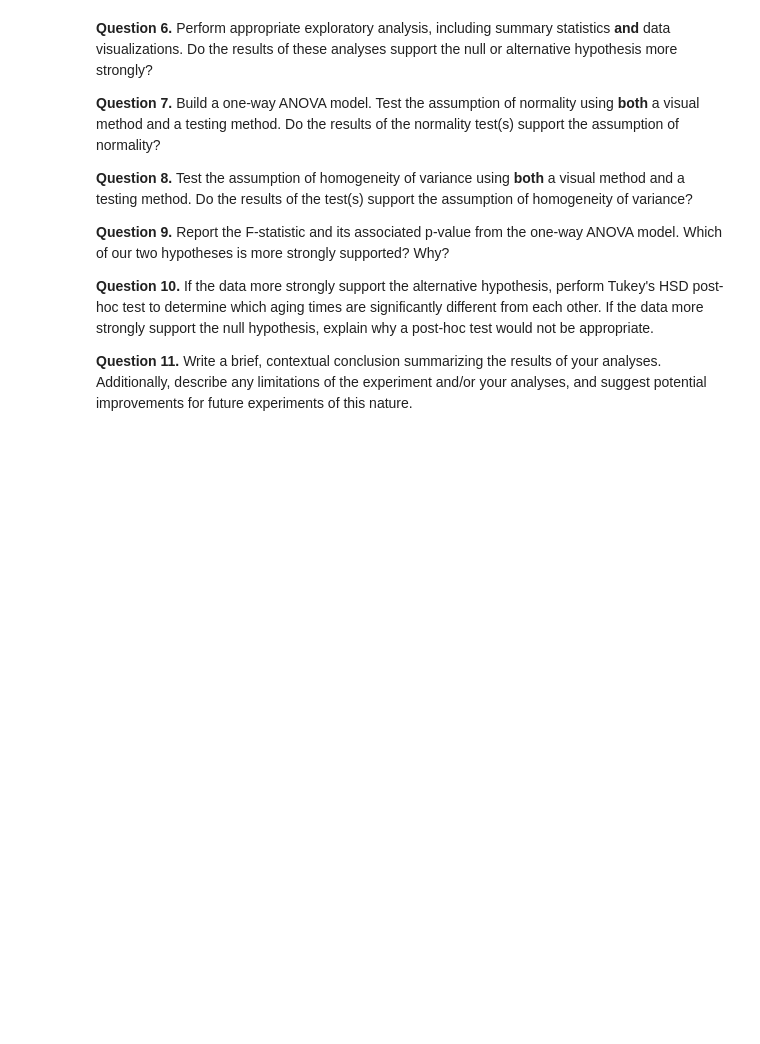
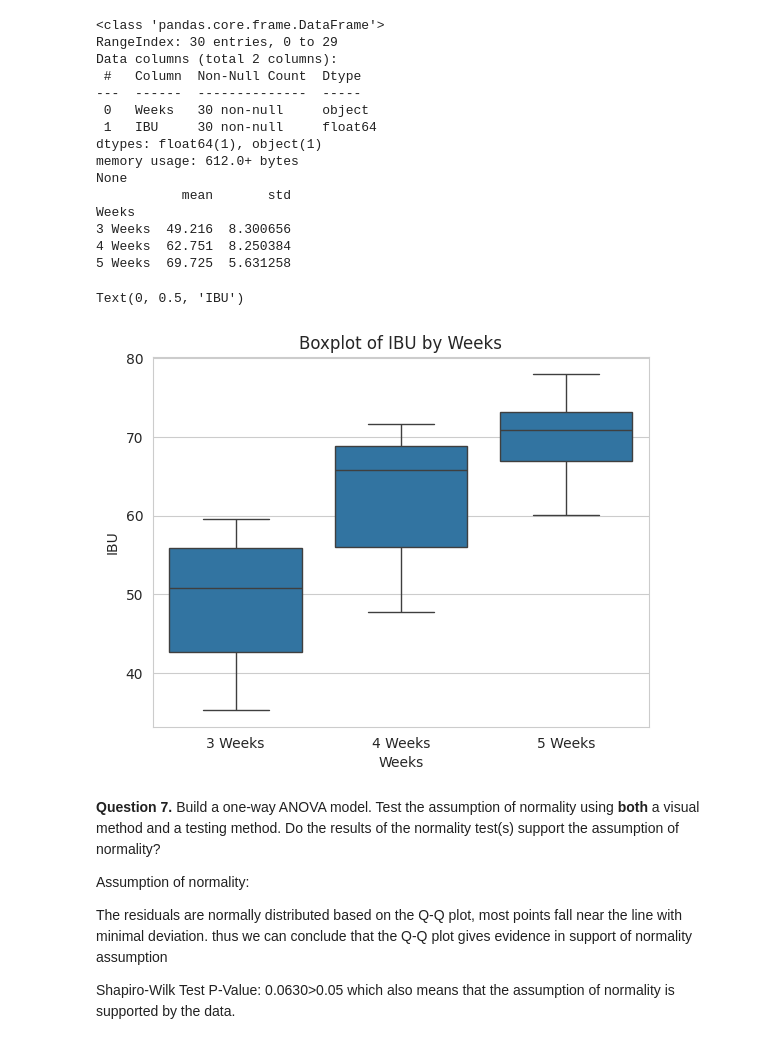
Before and after one commit to elo-meriem/STAT-7220-Applied-Experimental-Design, a Jupyter notebook: Assignments/HW1/HW-1.ipynb, the cells around one changed output. Cells and saved outputs as stored; diff of their text form; code cells hidden in the pictures; blank space fills up the shorter version.

```diff
--- a/Assignments/HW1/HW-1.ipynb
+++ b/Assignments/HW1/HW-1.ipynb
@@ -97,38 +100,74 @@ H1: at least of of μ3,μ4,μ5 is different
 # %%
 
-%pip install openpyxl
+#%pip install openpyxl
 
 ## Import pandas ##
 
 import pandas as pd
 
 ## Import IPA.xlsx File ##
-
-IPA_data = pd.read_excel("IPA.xlsx")
+IPA_data = pd.read_excel("/content/STAT-7220-Applied-Experimental-Design/Assignments/HW1/IPA.xlsx")
 
 ## Integrity Check ##
-
 print(IPA_data.info())
 
-## Group the dataframe by the "Treatment"
+
+## Group the dataframe by the "weeks"
 ## column and calculate mean/sd for the
-## "Temperature" column ##
+## "IBU" column ##
 
-#summary_stats = IPA_data.groupby('Treatment')['Temperature'].agg(['mean','std'])
+summary_stats = IPA_data.groupby('Weeks')['IBU'].agg(['mean','std'])
 
-#summary = data.groupby('AgingTime')['IBU'].agg(['count', 'mean', 'std', 'min', 'max'])
+print(summary_stats)
 
-#print(summary_stats)
+#####################################Data Visualization##################################
+## Install matplotlib and seaborn ##
+
+#%pip install matplotlib seaborn
+
+import seaborn as sns
+import matplotlib.pyplot as plt
+
+## Set a nice minimal style for plot ##
+
+sns.set_style("whitegrid")
+
+## Create boxplot using seaborn ##
+
+sns.boxplot(x="Weeks",y="IBU",data=IPA_data)
+
+## Add Title and Labels using matplotlib ##
+
+plt.title("Boxplot of IBU by Weeks", loc='center')
+plt.xlabel("Weeks")
+plt.ylabel("IBU")
+# %% [output]
+<class 'pandas.core.frame.DataFrame'>
+RangeIndex: 30 entries, 0 to 29
+Data columns (total 2 columns):
+ #   Column  Non-Null Count  Dtype
+---  ------  --------------  -----
+ 0   Weeks   30 non-null     object
+ 1   IBU     30 non-null     float64
+dtypes: float64(1), object(1)
+memory usage: 612.0+ bytes
+None
+           mean       std
+Weeks
+3 Weeks  49.216  8.300656
+4 Weeks  62.751  8.250384
+5 Weeks  69.725  5.631258
+Text(0, 0.5, 'IBU')
+[figure, added]
 # %% [markdown]
 
-**Question 6.** Perform appropriate exploratory analysis, including summary statistics **and** data visualizations. Do the results of these analyses support the null or alternative hypothesis more strongly?
 
 **Question 7.** Build a one-way ANOVA model. Test the assumption of normality using **both** a visual method and a testing method. Do the results of the normality test(s) support the assumption of normality?
 
-**Question 8.** Test the assumption of homogeneity of variance using **both** a visual method and a testing method. Do the results of the test(s) support the assumption of homogeneity of variance?
 
-**Question 9.** Report the F-statistic and its associated p-value from the one-way ANOVA model. Which of our two hypotheses is more strongly supported? Why?
+Assumption of normality:
 
-**Question 10.** If the data more strongly support the alternative hypothesis, perform Tukey's HSD post-hoc test to determine which aging times are significantly different from each other. If the data more strongly support the null hypothesis, explain why a post-hoc test would not be appropriate.
+The residuals are normally distributed
+based on the Q-Q plot, most points fall near the line with minimal deviation. thus we can conclude that the Q-Q plot gives evidence in support of normality assumption
 
-**Question 11.** Write a brief, contextual conclusion summarizing the results of your analyses. Additionally, describe any limitations of the experiment and/or your analyses, and suggest potential improvements for future experiments of this nature.
+Shapiro-Wilk Test P-Value: 0.0630>0.05 which also means that the assumption of normality is supported by the data.
```
Also changed, not shown: parts of 8 cells of this notebook.
